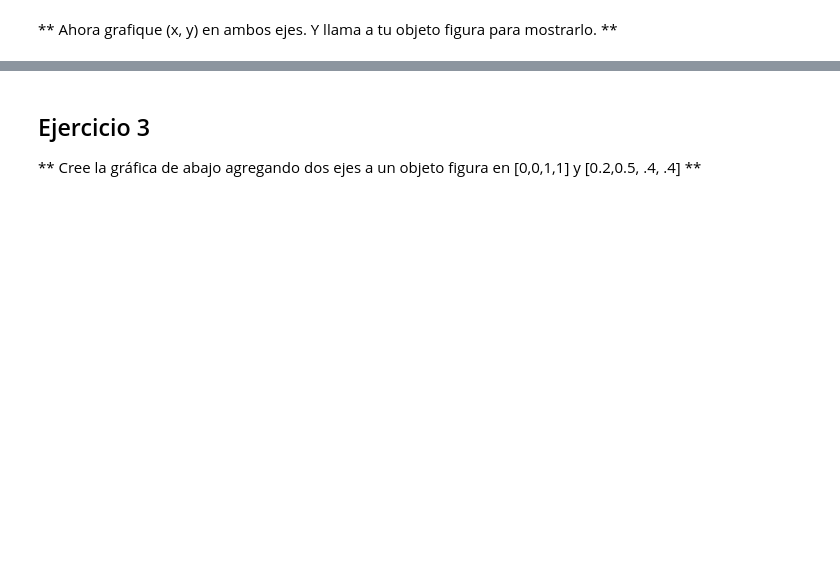
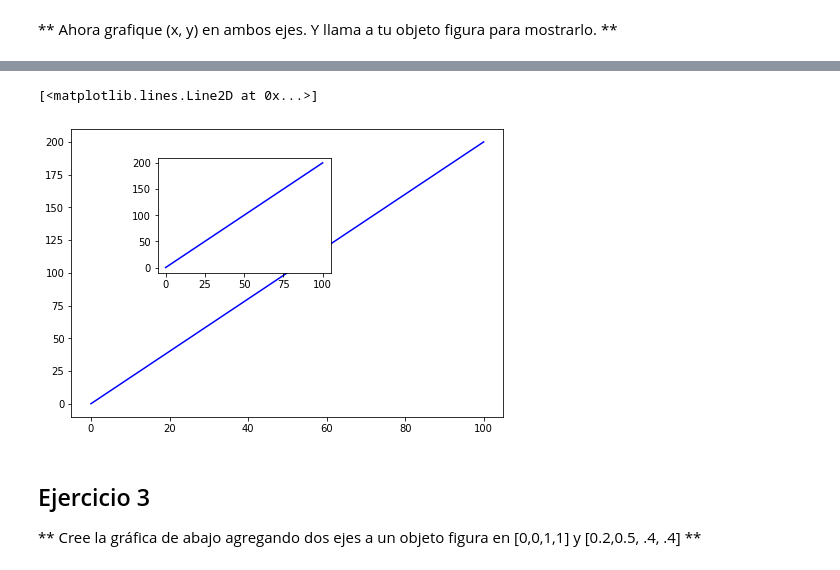
Before and after one commit to GGonzalesD/acc-python, a Jupyter notebook: 05-Visualizacion-Datos-con-Matplotlib/02-Matplotlib Ejercicios.ipynb, the cells around one changed output, grey strips where cells are left out. Saved outputs shown, nothing was run; the diff lists cells and outputs as text; code cells hidden in the pictures; blank space fills up the shorter version.

```diff
--- a/05-Visualizacion-Datos-con-Matplotlib/02-Matplotlib Ejercicios.ipynb
+++ b/05-Visualizacion-Datos-con-Matplotlib/02-Matplotlib Ejercicios.ipynb
@@ -49,3 +63,14 @@ Text(0.5, 1.0, 'titulo')
+# %%
+fig = plt.figure()
+
+ax1 = fig.add_axes([0, 0, 1, 1])
+ax2 = fig.add_axes([0.2, 0.5, 0.4, 0.4])
+
+ax1.plot(x, y, 'b')
+ax2.plot(x, y, 'b')
+# %% [output]
+[<matplotlib.lines.Line2D at 0x...>]
+[figure, added]
 # %% [markdown]
 ## Ejercicio 3
 
```
Also changed, not shown: parts of 16 cells of this notebook.
